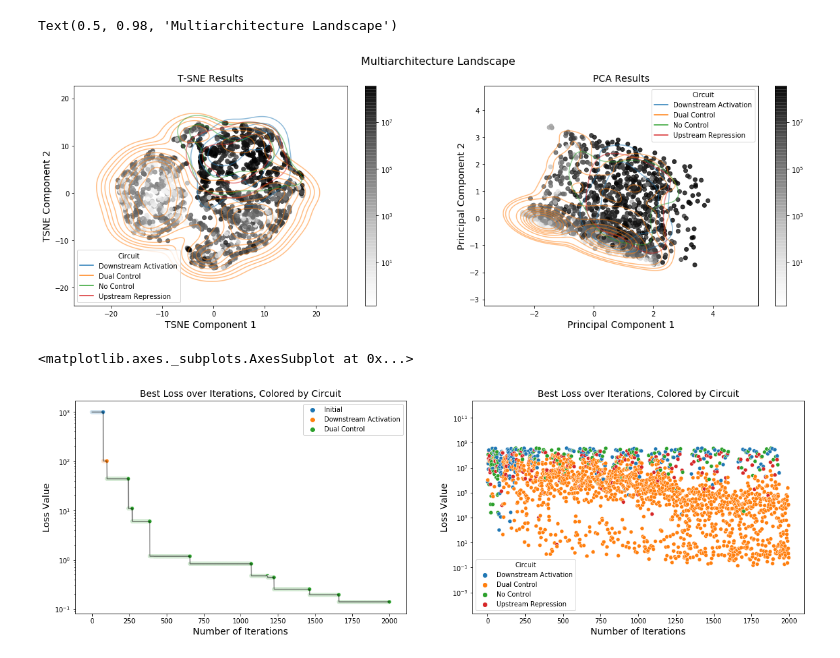
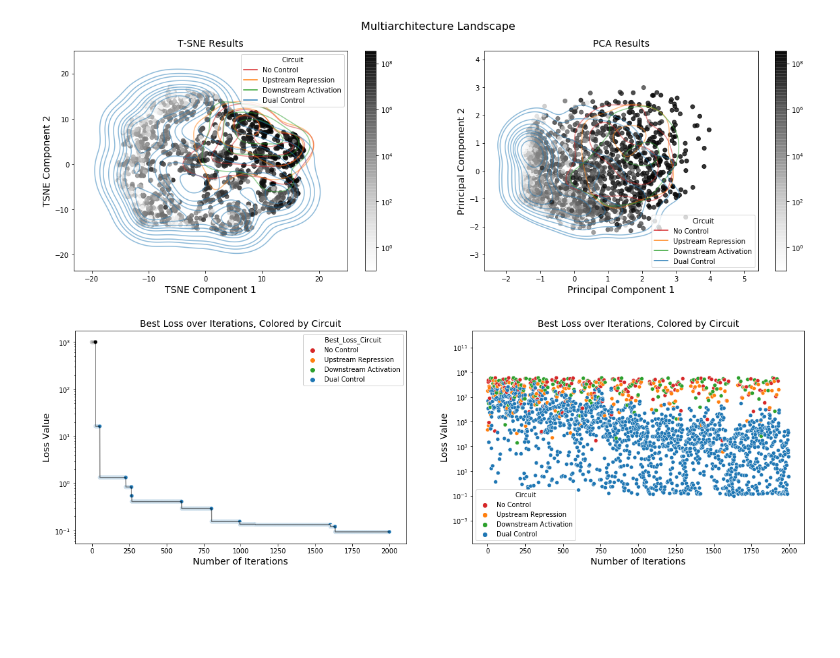
Before and after one commit to cjmerzbacher/msc-thesis, a Jupyter notebook: glucaric_acid_pathway/ga_hyperopt.ipynb, the cells around one changed output. Saved outputs shown, nothing was run; the diff lists cells and outputs as text; code cells hidden in the pictures; blank space fills up the shorter version.

Commit message:
Perturbation plots

```diff
--- a/glucaric_acid_pathway/ga_hyperopt.ipynb
+++ b/glucaric_acid_pathway/ga_hyperopt.ipynb
@@ -164,4 +164,7 @@ landscape['tsne2'] = tsne_results[:,1]
 # %%
+orders = ['No Control', 'Upstream Repression', 'Downstream Activation', 'Dual Control']
+palette = {'No Control': sns.color_palette()[3], 'Upstream Repression': sns.color_palette()[1], 'Downstream Activation': sns.color_palette()[2], 'Dual Control': sns.color_palette()[0], 'Initial':'black'}
+
 fig, axs = plt.subplots(1, 2, figsize=(20, 6))
 
 endpoint = 'T-SNE Results'
@@ -171,7 +174,7 @@ sns.kdeplot(
     x="tsne1",
     y="tsne2",
     hue='Circuit',
-    thresh=.1, ax=ax, alpha=0.5
+    thresh=.1, ax=ax, alpha=0.5, hue_order=orders, palette=palette
 )
 contour = ax.scatter(data=landscape, x="tsne1", y="tsne2", alpha = .8, c = 'loss', cmap = 'Greys', norm=colors.LogNorm())
 fig.colorbar(contour, ax=ax)
@@ -189,15 +192,15 @@ sns.kdeplot(
     x="pc1",
     y="pc2",
     hue='Circuit',
-    thresh=.1, ax=ax, alpha=0.5
+    thresh=.1, ax=ax, alpha=0.5, hue_order=orders, palette=palette
 )
 ax.set_title(f'{endpoint}', fontsize=14)
 ax.set_xlabel('Principal Component 1', fontsize=14)
 ax.set_ylabel('Principal Component 2', fontsize=14)
 fig.suptitle('Multiarchitecture Landscape', fontsize=16)
+fig.savefig('multiarch_2000_correctcolors')
 # %% [output]
-Text(0.5, 0.98, 'Multiarchitecture Landscape')
-[figure, old version]
+[figure, new version]
 # %%
 best_loss = 1000
 best_circuit = 'Initial'
@@ -209,25 +212,26 @@ for i in range(len(landscape)):
         best_circuit = landscape.Circuit[i]
     best_losses.append(best_loss)
     best_losses_circuits.append(best_circuit)
+landscape['best_losses'] = best_losses
+landscape['Best_Loss_Circuit'] = best_losses_circuits
 # %%
 fig, axs = plt.subplots(1, 2, figsize=(20, 6))
 endpoint = 'Best Loss over Iterations, Colored by Circuit'
 
 ax = axs[0]
 ax.plot(best_losses, 'k-', alpha=0.5)
 ax.set_title(f'{endpoint}', fontsize=14)
 ax.set_ylabel('Loss Value', fontsize=14)
 ax.set_yscale('log')
 ax.set_xlabel('Number of Iterations', fontsize=14)
-sns.scatterplot(range(len(landscape)), best_losses, hue=best_losses_circuits, ax=ax)
-
+sns.scatterplot(range(len(landscape)), 'best_losses', hue='Best_Loss_Circuit',data=landscape,  ax=ax, hue_order=orders, palette=palette)
 
 ax = axs[1]
 ax.set_title(f'{endpoint}', fontsize=14)
 ax.set_ylabel('Loss Value', fontsize=14)
 ax.set_yscale('log')
 ax.set_xlabel('Number of Iterations', fontsize=14)
-sns.scatterplot(range(len(landscape)), landscape.loss, hue=landscape.Circuit, ax=ax)
+sns.scatterplot(range(len(landscape)), 'loss', hue='Circuit', data=landscape, ax=ax, hue_order=orders, palette=palette)
+fig.savefig('multiarch_2000_correctcolors_loss')
 # %% [output]
-<matplotlib.axes._subplots.AxesSubplot at 0x...>
-[figure, old version]
+[figure, new version]
```
Also changed, not shown: parts of 2 cells of this notebook, 22 other files.
